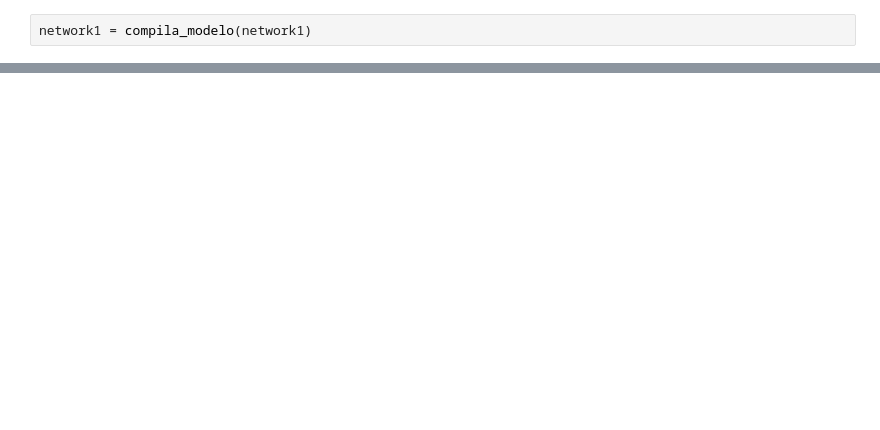
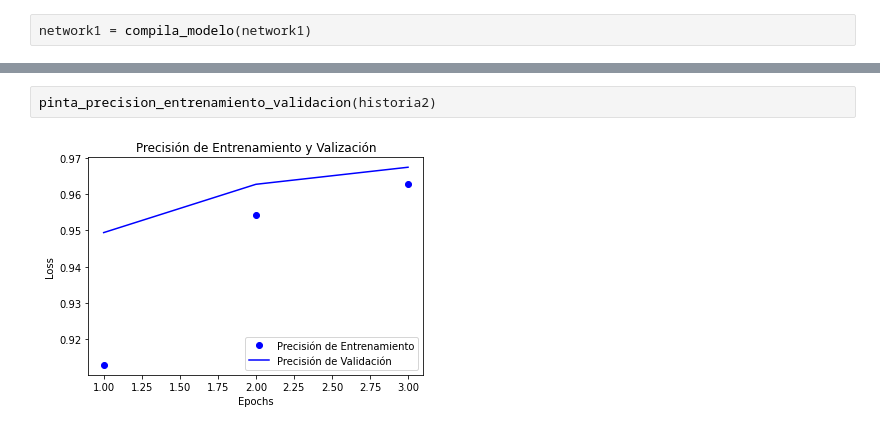
Before and after one commit to marialongogarcia/deeplearning, a Jupyter notebook: Ejercicio Regularizadores.ipynb, the cells around one changed output, grey strips where cells are left out. Drawn from its saved outputs; the diff is of its cells as text; blank space fills up the shorter version.

```diff
--- a/Ejercicio Regularizadores.ipynb
+++ b/Ejercicio Regularizadores.ipynb
@@ -420,0 +209,4 @@ plt.show()
+# %%
+pinta_precision_entrenamiento_validacion(historia2)
+# %% [output]
+[figure, added]
```
Also changed, not shown: parts of 49 cells of this notebook.
